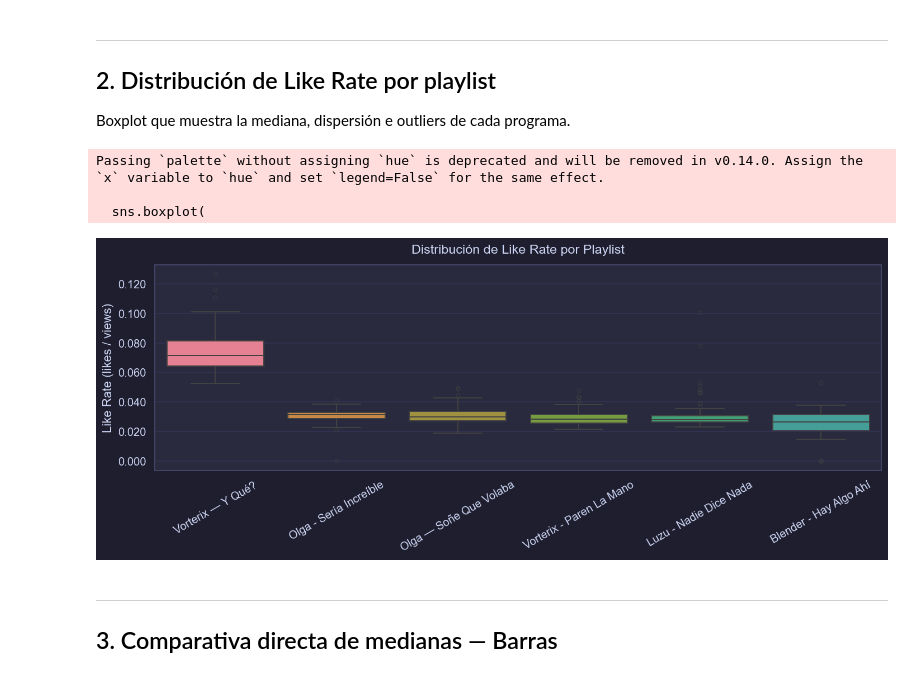
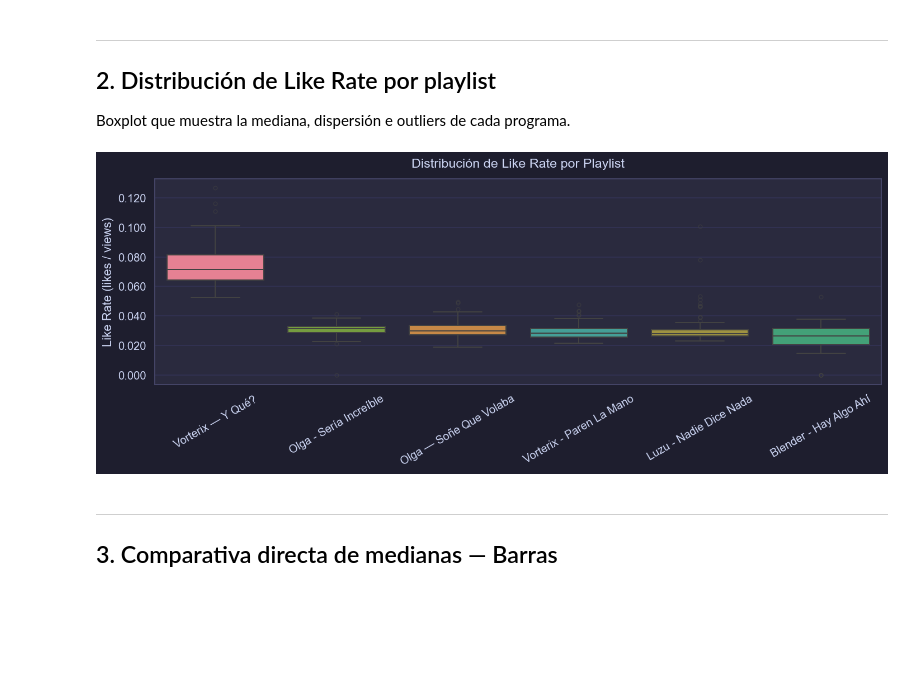
Before and after one commit to mabarrionuevo/youtube_report, a Jupyter notebook: notebooks/analysis.ipynb, the cells around one changed output. Drawn from its saved outputs; the diff is of its cells as text; code cells hidden in the pictures; blank space fills up the shorter version.

```diff
--- a/notebooks/analysis.ipynb
+++ b/notebooks/analysis.ipynb
@@ -102,31 +103,30 @@ Boxplot que muestra la mediana, dispersión e outliers de cada programa.
 # %%
 playlist_order = df_agg['playlist_name'].tolist()  # orden por engagement rate
 
 fig, ax = plt.subplots(figsize=(12, 5))
 
 sns.boxplot(
     data=df,
     x='playlist_name',
     y='like_rate',
+    hue='playlist_name',      # 👈 1. Asignamos la misma variable a hue para mantener los colores
+    legend=False,             # 👈 2. Ocultamos la leyenda automática que genera hue
     order=playlist_order,
-    palette=PALETTE,
+    palette=PALETTE[:len(playlist_order)], # 👈 3. Recortamos la paleta para que tenga los mismos colores que playlists
     linewidth=1.2,
     flierprops=dict(marker='o', markersize=4, alpha=0.5),
     ax=ax,
 )
 
 ax.set_title('Distribución de Like Rate por Playlist', fontsize=14, pad=12)
 ax.set_xlabel('')
 ax.set_ylabel('Like Rate (likes / views)')
 ax.yaxis.set_major_formatter(mticker.FuncFormatter(lambda x, _: f'{x:.3f}'))
 ax.tick_params(axis='x', rotation=30)
 fig.tight_layout()
 plt.show()
 # %% [output]
-Passing `palette` without assigning `hue` is deprecated and will be removed in v0.14.0. Assign the `x` variable to `hue` and set `legend=False` for the same effect.
-
-  sns.boxplot(
-[figure, old version]
+[figure, new version]
 # %% [markdown]
 ---
 ## 3. Comparativa directa de medianas — Barras
```
Also changed, not shown: parts of 4 cells of this notebook, 2 other files.
